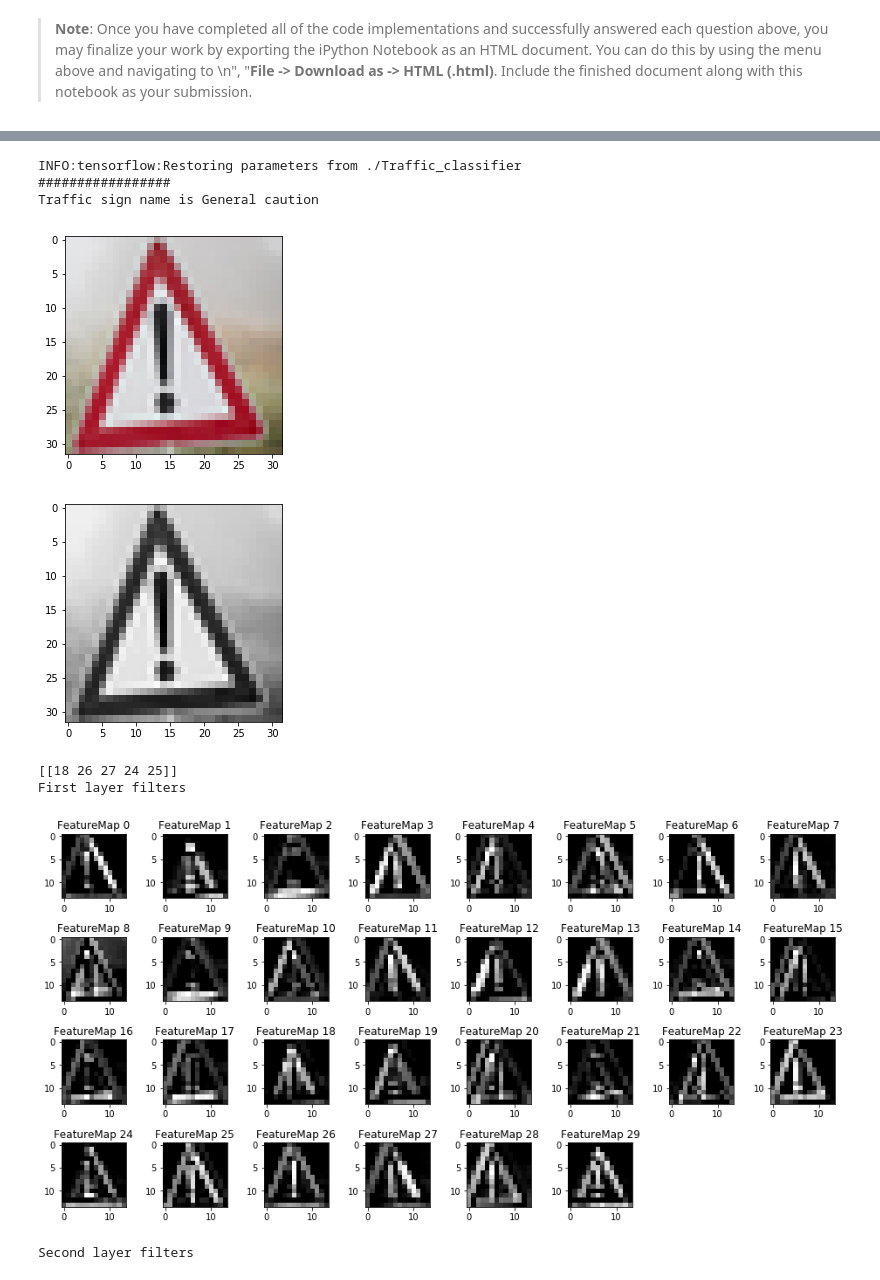
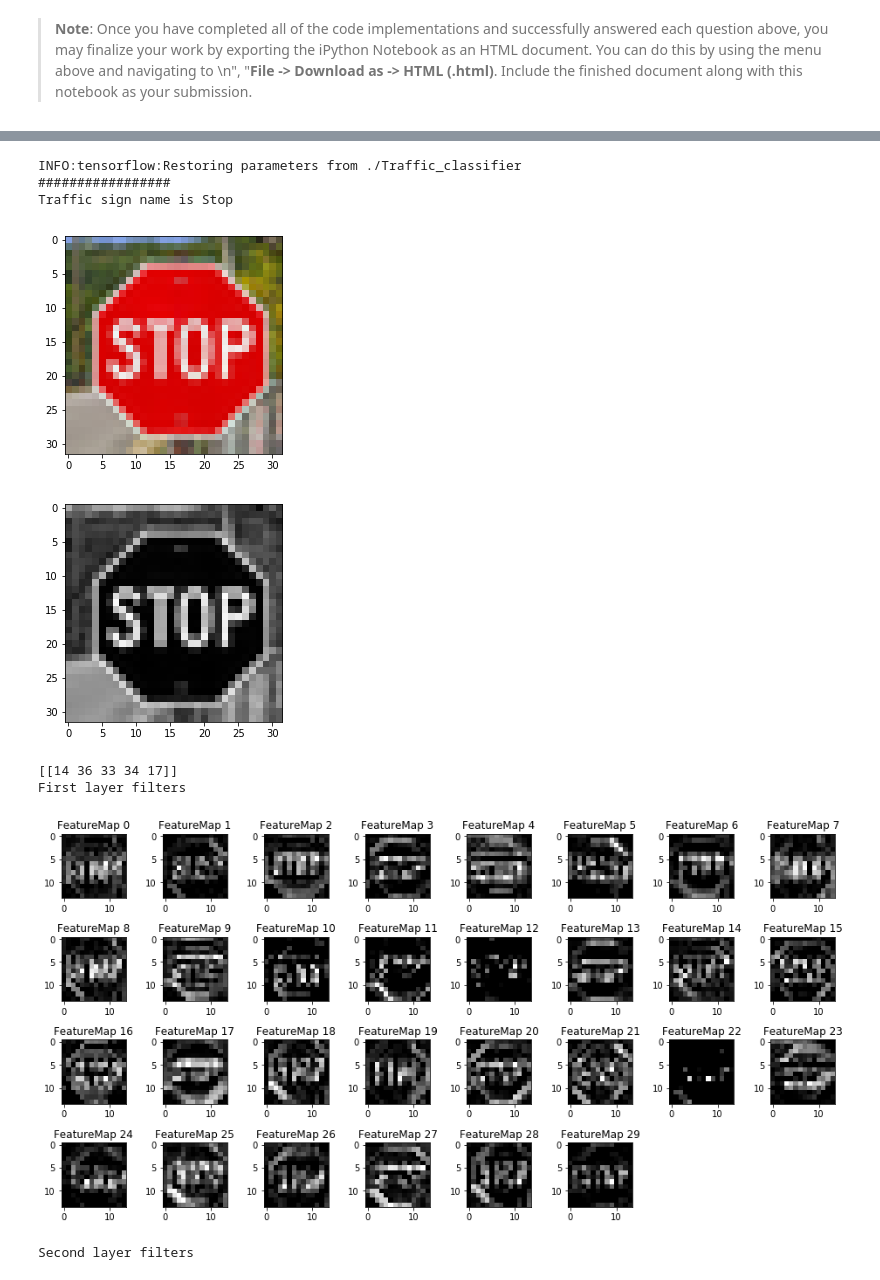
Before and after one commit to sucre1990/CarND_2ndProject, a Jupyter notebook: Traffic_Sign_Classifier.ipynb, the cells around one changed output, grey strips where cells are left out. Saved outputs shown, nothing was run; the diff lists cells and outputs as text; code cells hidden in the pictures.

```diff
--- a/Traffic_Sign_Classifier.ipynb
+++ b/Traffic_Sign_Classifier.ipynb
@@ -208,9 +276,10 @@ plt.savefig('./pictures_for_writeup/After_converted_and_normalize.png')
 ### Feel free to use as many code cells as needed.
 from sklearn.utils import shuffle
 X_train_G, X_train, y_train = shuffle(X_train_G, X_train, y_train)
+X_train_aug_G, X_train_aug, y_train_aug = shuffle(X_train_aug_G, X_train_aug, y_train_aug)
 # %%
 import tensorflow as tf
-EPOCHS = 15
+EPOCHS = 30
 BATCH_SIZE = 128
 # %%
 #### The architecture here is using "Pierre Sermanet and Yann LeCun's \
@@ -317,13 +386,13 @@ with tf.Session() as sess:
     print("Training...")
     print()
     for i in range(EPOCHS):
-        X_train_G, X_train, y_train = shuffle(X_train_G, X_train, y_train)
+        X_train_aug_G, X_train_aug, y_train_aug = shuffle(X_train_aug_G, X_train_aug, y_train_aug)
         for offset in range(0, num_examples, BATCH_SIZE):
             end = offset + BATCH_SIZE
             batch_x, batch_y = X_train_G[offset:end], y_train[offset:end]
             sess.run(training_operation, feed_dict={x: batch_x, y: batch_y, keep_prob: 0.3})
 
-        training_accuracy = evaluate(X_train_G, y_train)
+        training_accuracy = evaluate(X_train_aug_G, y_train_aug)
         validation_accuracy = evaluate(X_valid_G, y_valid)
         print("EPOCH {} ...".format(i+1))
         print("Training Accuracy = {:.3f}".format(training_accuracy))
@@ -371,8 +440,8 @@ import PIL
 from PIL import Image
 
 web_test_folder = "web-test-image/"
-web_test_images = ["Caution.jpg","PriorityRoad.jpg","stop.jpg","30speed.jpg","Do-Not-Enter.jpg","roadWorks-2.jpg"]
-y_web_test = [18,12,14,1,17,25]
+web_test_images = ["Caution.jpg","PriorityRoad.jpg","stop.jpg","30speed.jpg","Do-Not-Enter.jpg"]
+y_web_test = [18,12,14,1,17]
 X_web_testImages = []
 X_web_test = []
 image_number = 0
@@ -603,37 +667,37 @@ def outputFeatureMap(image_input, tf_activation, name,activation_min=-1, activat
             plt.imshow(activation[0,:,:, featuremap], interpolation="nearest", cmap="gray")
     plt.show()
 # %%
-iter_ = 0
+iter_ = 2
 with tf.Session() as sess:
     saver.restore(sess, './Traffic_classifier')
     image = X_web_test_G[iter_]
     print('#################')
     print('Traffic sign name is %s' %signnames["SignName"][y_web_test[iter_]])
     implot = plt.imshow(X_web_test[iter_])
     plt.savefig("./pictures_for_writeup/visualization1.jpg")
     plt.show()
     imgplot = plt.imshow(X_web_test_G[iter_].reshape(32,32), cmap = 'gray')
     plt.savefig("./pictures_for_writeup/visualization2.jpg")
     plt.show()
     image_c = image.reshape(1,32,32,1)
     top_5_predictions = sess.run(tf.nn.top_k(softmax, k = 5), feed_dict={x: image_c, keep_prob: 1})
     print(top_5_predictions.indices)
 
     print('First layer filters')
     conv_layer_1_visual = sess.graph.get_tensor_by_name('conv1:0')
     name ="./pictures_for_writeup/First_layer_filters.png"
     outputFeatureMap(image_c, conv_layer_1_visual, name)
     print('Second layer filters')
     name ="./pictures_for_writeup/Second_layer_filters.png"
     conv_layer_2_visual = sess.graph.get_tensor_by_name('conv2:0')
     outputFeatureMap(image_c, conv_layer_2_visual, name)
 # %% [output]
 INFO:tensorflow:Restoring parameters from ./Traffic_classifier
 #################
-Traffic sign name is General caution
+Traffic sign name is Stop
-[figure, old version]
+[figure, new version]
-[figure, old version]
+[figure, new version]
-[[18 26 27 24 25]]
+[[14 36 33 34 17]]
 First layer filters
-[figure, old version]
+[figure, new version]
 Second layer filters
```
Also changed, not shown: parts of 15 cells of this notebook, 41 other files.
